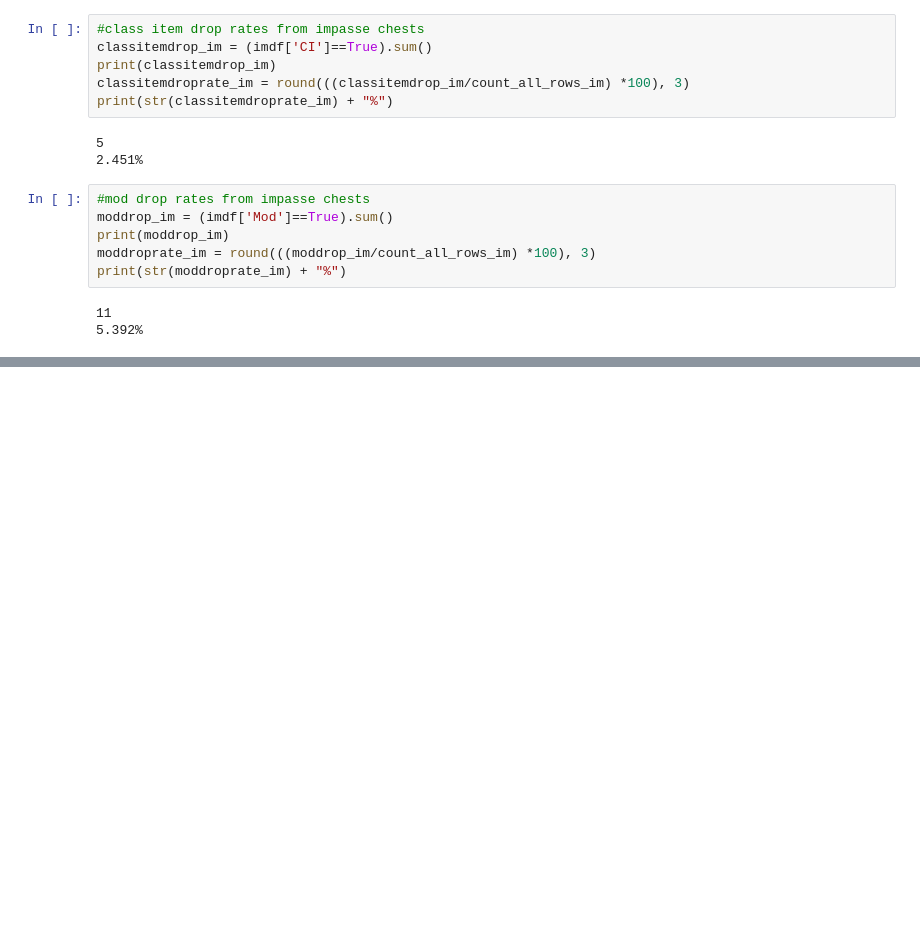
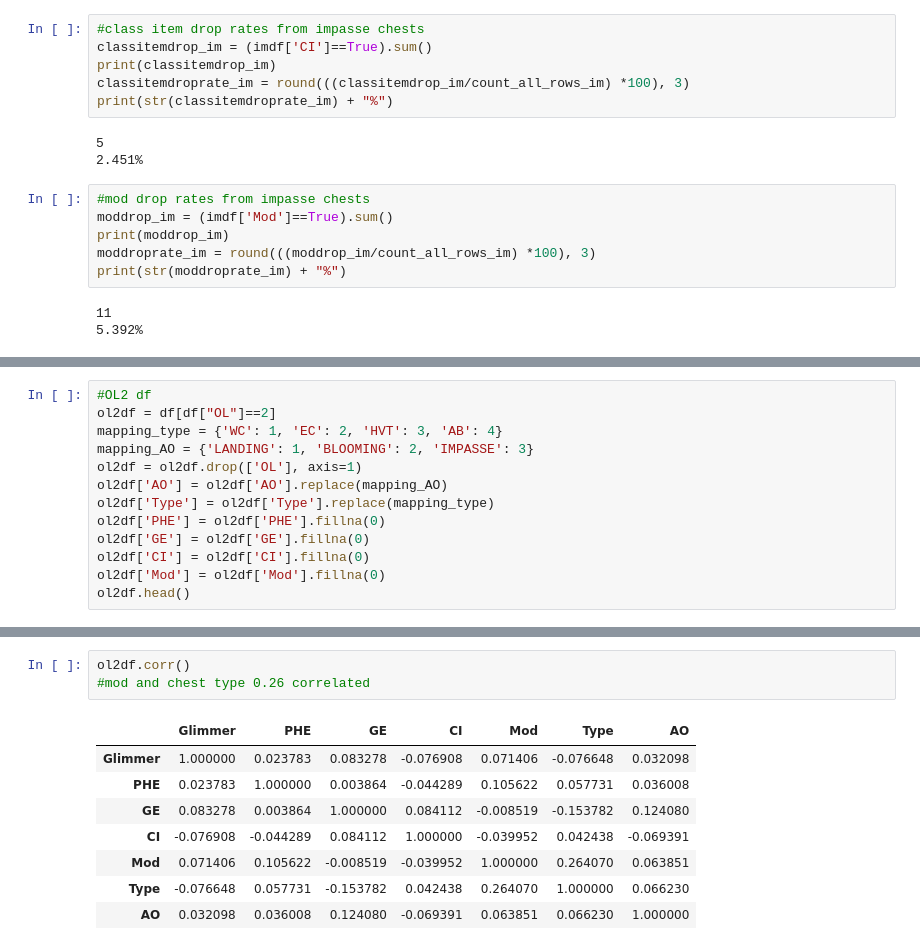
Before and after one commit to foooooooooooooooooooooooooootw/Pale-Heart-Drop-Rates-Dataset, a Jupyter notebook: res/initial pale heart chest analysis .ipynb, the cells around one changed output, grey strips where cells are left out. Drawn from its saved outputs; the diff is of its cells as text; blank space fills up the shorter version.

```diff
--- a/res/initial pale heart chest analysis .ipynb
+++ b/res/initial pale heart chest analysis .ipynb
@@ -657,0 +719,13 @@ print(str(moddroprate_im) + "%")
+# %%
+#OL2 df
+ol2df = df[df["OL"]==2]
+mapping_type = {'WC': 1, 'EC': 2, 'HVT': 3, 'AB': 4}
+mapping_AO = {'LANDING': 1, 'BLOOMING': 2, 'IMPASSE': 3}
+ol2df = ol2df.drop(['OL'], axis=1)
+ol2df['AO'] = ol2df['AO'].replace(mapping_AO)
+ol2df['Type'] = ol2df['Type'].replace(mapping_type)
+ol2df['PHE'] = ol2df['PHE'].fillna(0)
+ol2df['GE'] = ol2df['GE'].fillna(0)
+ol2df['CI'] = ol2df['CI'].fillna(0)
+ol2df['Mod'] = ol2df['Mod'].fillna(0)
+ol2df.head()
@@ -657,0 +739,12 @@ print(str(moddroprate_im) + "%")
+# %%
+ol2df.corr()
+#mod and chest type 0.26 correlated
+# %% [output]
+|  | Glimmer | PHE | GE | CI | Mod | Type | AO |
+| Glimmer | 1.000000 | 0.023783 | 0.083278 | -0.076908 | 0.071406 | -0.076648 | 0.032098 |
+| PHE | 0.023783 | 1.000000 | 0.003864 | -0.044289 | 0.105622 | 0.057731 | 0.036008 |
+| GE | 0.083278 | 0.003864 | 1.000000 | 0.084112 | -0.008519 | -0.153782 | 0.124080 |
+| CI | -0.076908 | -0.044289 | 0.084112 | 1.000000 | -0.039952 | 0.042438 | -0.069391 |
+| Mod | 0.071406 | 0.105622 | -0.008519 | -0.039952 | 1.000000 | 0.264070 | 0.063851 |
+| Type | -0.076648 | 0.057731 | -0.153782 | 0.042438 | 0.264070 | 1.000000 | 0.066230 |
+| AO | 0.032098 | 0.036008 | 0.124080 | -0.069391 | 0.063851 | 0.066230 | 1.000000 |
```
Also changed, not shown: parts of 19 cells of this notebook, 4 other files.
